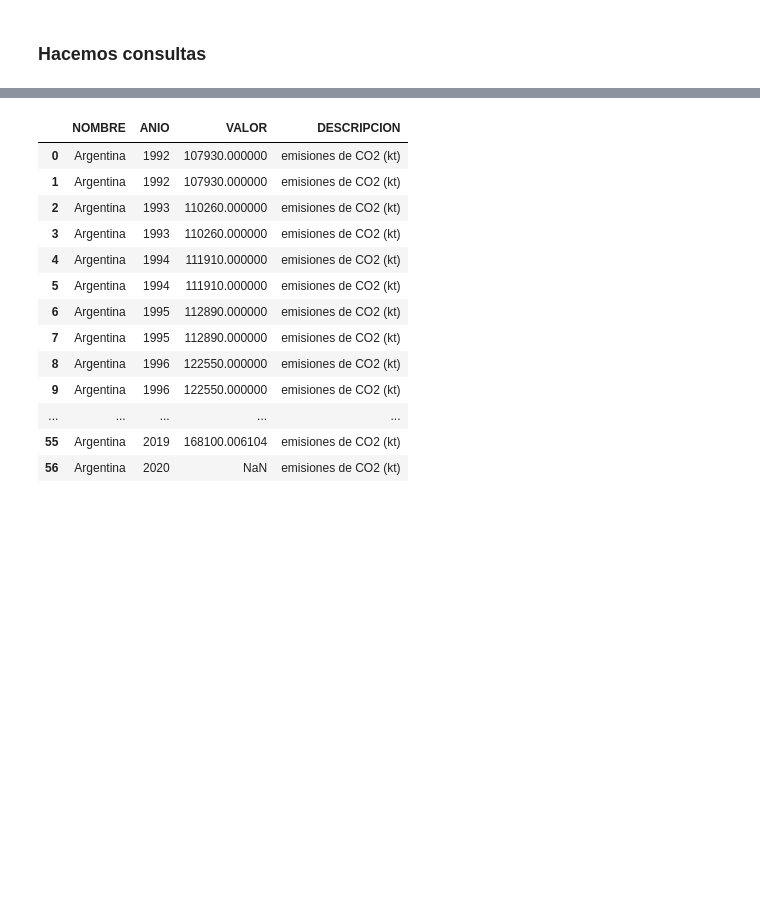
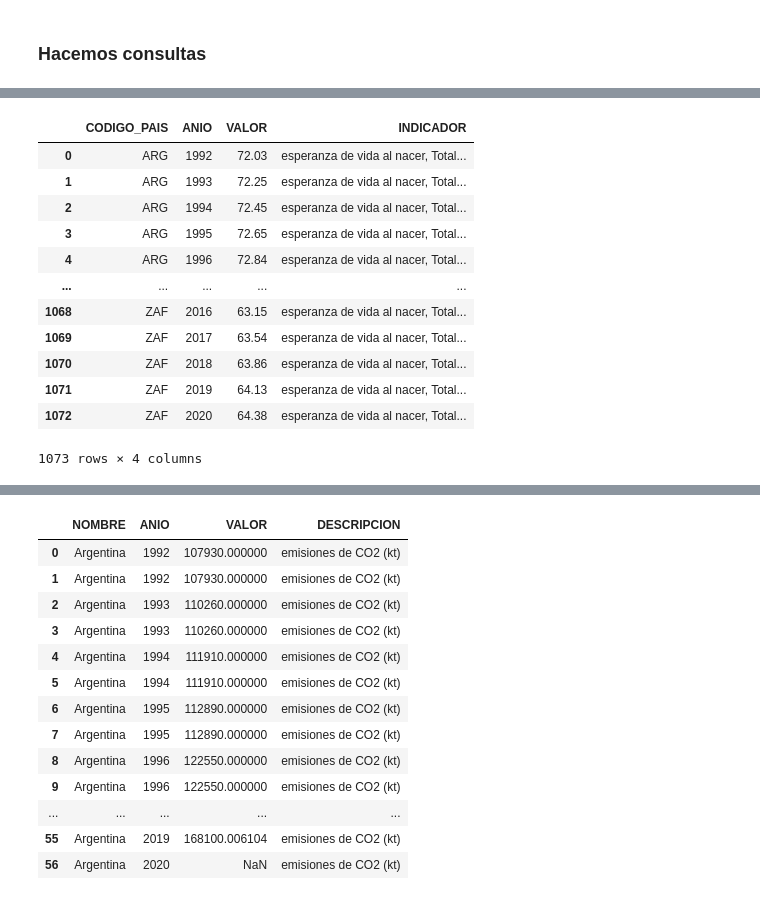
Before and after one commit to grupohenryds03/esperanza_vida, a Jupyter notebook: snowflake_DataLake.ipynb, the cells around one changed output, grey strips where cells are left out. Saved outputs shown, nothing was run; the diff lists cells and outputs as text; code cells hidden in the pictures; blank space fills up the shorter version.

```diff
--- a/snowflake_DataLake.ipynb
+++ b/snowflake_DataLake.ipynb
@@ -495,0 +522,26 @@ cnn = snowflake.connector.connect(
+# %%
+sql ="""SELECT p.CODIGO_PAIS, e.ANIO, e.VALOR, i.DESCRIPCION as INDICADOR
+        FROM EV e
+        JOIN INDICADOR i
+        ON (e.ID_INDICADOR=i.ID_INDICADOR)
+        JOIN PAIS p
+        on (e.ID_PAIS=p.ID_PAIS)
+        WHERE e.ID_INDICADOR=28 AND e.ANIO>1960 AND e.ANIO<=2020  """
+probando=pd.read_sql(sql,cnn)
+#AND e.ANIO>1960 AND e.ANIO<=2020
+# %%
+probando
+# %% [output]
+|  | CODIGO_PAIS | ANIO | VALOR | INDICADOR |
+| 0 | ARG | 1992 | 72.03 | esperanza de vida al nacer, Total... |
+| 1 | ARG | 1993 | 72.25 | esperanza de vida al nacer, Total... |
+| 2 | ARG | 1994 | 72.45 | esperanza de vida al nacer, Total... |
+| 3 | ARG | 1995 | 72.65 | esperanza de vida al nacer, Total... |
+| 4 | ARG | 1996 | 72.84 | esperanza de vida al nacer, Total... |
+| ... | ... | ... | ... | ... |
+| 1068 | ZAF | 2016 | 63.15 | esperanza de vida al nacer, Total... |
+| 1069 | ZAF | 2017 | 63.54 | esperanza de vida al nacer, Total... |
+| 1070 | ZAF | 2018 | 63.86 | esperanza de vida al nacer, Total... |
+| 1071 | ZAF | 2019 | 64.13 | esperanza de vida al nacer, Total... |
+| 1072 | ZAF | 2020 | 64.38 | esperanza de vida al nacer, Total... |
+1073 rows × 4 columns
```
Also changed, not shown: parts of 11 cells of this notebook, 3 other files.
